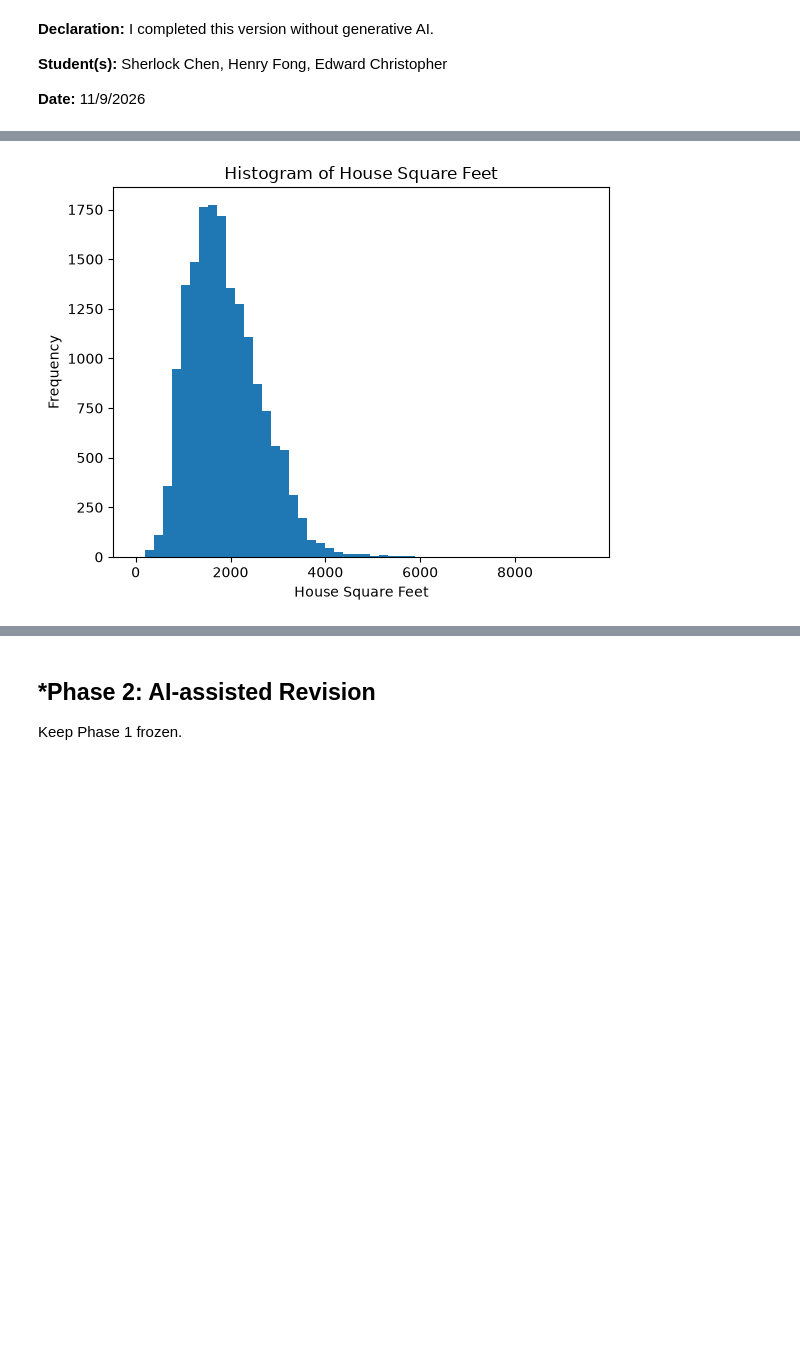
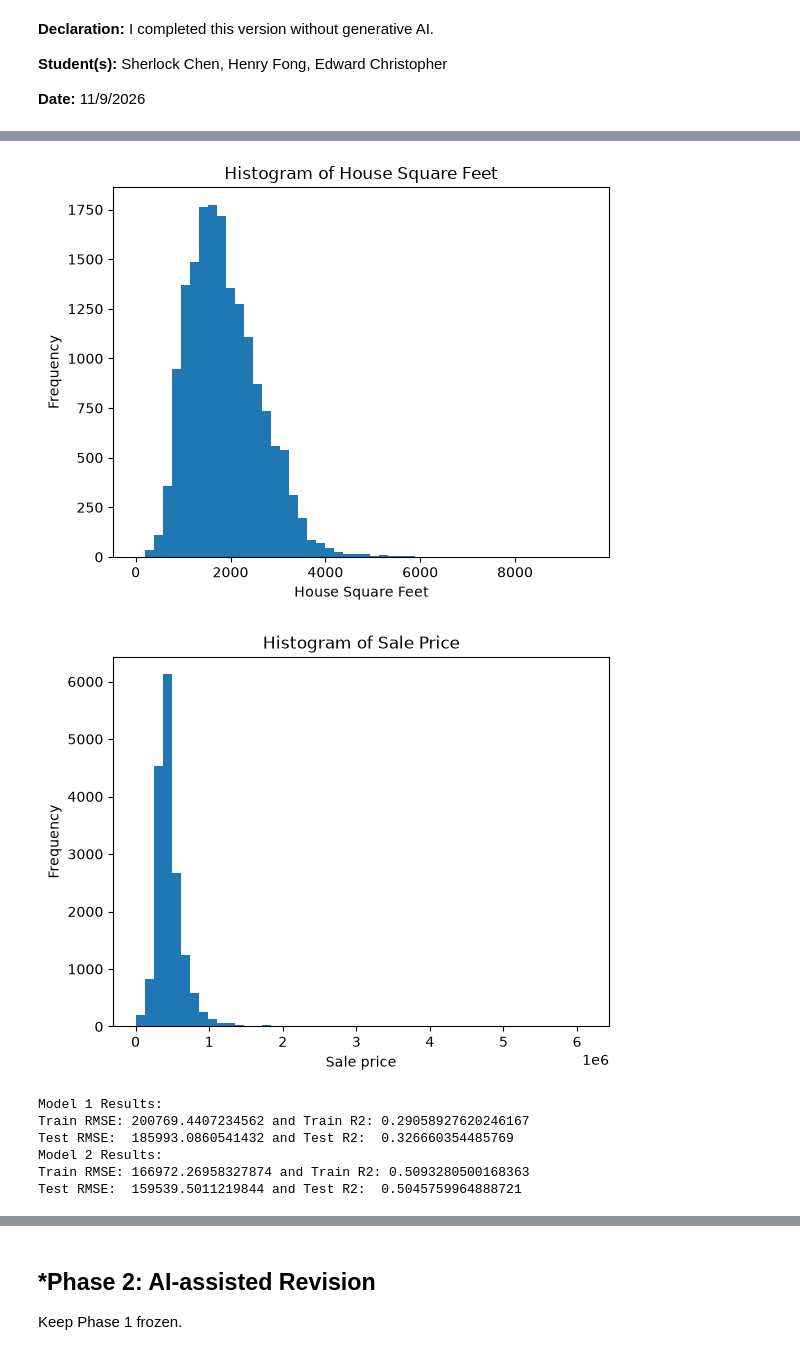
Before and after one commit to cjulianan/L02-hedonic-pricing, a Jupyter notebook: notebook.ipynb, the cells around one changed output, grey strips where cells are left out. Saved outputs shown, nothing was run; the diff lists cells and outputs as text; code cells hidden in the pictures; blank space fills up the shorter version.

Commit message:
did some questions

```diff
--- a/notebook.ipynb
+++ b/notebook.ipynb
@@ -42,33 +42,106 @@ df.describe()
 print(df.isnull().sum())
 print(df[df.isnull().any(axis=1)])
 
-
-
 # Histograms for visualization
 house_square_feet = df["house_square_feet"]
 plt.hist(house_square_feet, bins=50)
 plt.title("Histogram of House Square Feet")
 plt.xlabel("House Square Feet")
 plt.ylabel("Frequency")
 plt.show()
 
+sale_price = df["sale_price"]
+plt.hist(sale_price, bins=50)
+plt.title("Histogram of Sale Price")
+plt.xlabel("Sale price")
+plt.ylabel("Frequency")
+plt.show()
+
 # Question 2
+
+# One-hot encode categorical variables
+lst = ["hvac_description", "exterior", "interior", "roof_cover", "waterfront_type", "view_quality", "utility_sewer"]
+df_encoded = pd.get_dummies(df, columns=lst, drop_first=True)
+
+# Question 3
+from sklearn.model_selection import train_test_split
+
+# Define features and targets and split
+X = df_encoded.drop(columns=["sale_price", "sale_date"])
+y = df_encoded["sale_price"]
+
+X_train, X_test, y_train, y_test = train_test_split(
+    X, y, test_size=0.20, random_state=65
+)
+
+# Question 4
+from sklearn.linear_model import LinearRegression
+import numpy as np
+from sklearn.metrics import mean_squared_error, r2_score
+
+# Model 1
+features_1 = ["house_square_feet", "bedrooms", "bathrooms"]
+X_train_1 = X_train[features_1]
+X_test_1 = X_test[features_1]
+
+model1 = LinearRegression()
+model1.fit(X_train_1, y_train)
+
+train_pred_1 = model1.predict(X_train_1)
+train_rmse_1 = np.sqrt(mean_squared_error(y_train, train_pred_1))
+train_r2_1 = r2_score(y_train, train_pred_1)
+
+test_pred_1 = model1.predict(X_test_1)
+test_rmse_1 = np.sqrt(mean_squared_error(y_test, test_pred_1))
+test_r2_1 = r2_score(y_test, test_pred_1)
+
+print("Model 1 Results:")
+print(f"Train RMSE: {train_rmse_1} and Train R2: {train_r2_1}")
+print(f"Test RMSE:  {test_rmse_1} and Test R2:  {test_r2_1}")
+
+# Model 2
+model2 = LinearRegression()
+model2.fit(X_train, y_train)
+
+train_pred_2 = model2.predict(X_train)
+train_rmse_2 = np.sqrt(mean_squared_error(y_train, train_pred_2))
+train_r2_2 = r2_score(y_train, train_pred_2)
+
+test_pred_2 = model2.predict(X_test)
+test_rmse_2 = np.sqrt(mean_squared_error(y_test, test_pred_2))
+test_r2_2 = r2_score(y_test, test_pred_2)
+
+print("Model 2 Results:")
+print(f"Train RMSE: {train_rmse_2} and Train R2: {train_r2_2}")
+print(f"Test RMSE:  {test_rmse_2} and Test R2:  {test_r2_2}")
+
+# It looks like model 2 performed much better than model 1, as model 2 had higher R2 values and lower RMSE values.
+# This is probably because model 1 only has three features but model 2 has more that all contribute to predicting the house sale price.
+
+# Question 5
 # %% [output]
 <class 'pandas.DataFrame'>
 RangeIndex: 16814 entries, 0 to 16813
 Data columns (total 19 columns):
  #   Column                       Non-Null Count  Dtype
 ---  ------                       --------------  -----
  0   sale_date                    16814 non-null  str
  1   sale_price                   16814 non-null  int64
  2   house_square_feet            16814 non-null  int64
  3   attic_finished_square_feet   16814 non-null  int64
  4   basement_square_feet         16814 non-null  int64
  5   attached_garage_square_feet  16814 non-null  int64
  6   detached_garage_square_feet  16814 non-null  int64
 ... (109 lines left out)
 16812  SEWER/SEPTIC INSTALLED
 16813  SEWER/SEPTIC INSTALLED
 
 [16807 rows x 19 columns]
 [figure]
+[figure, added]
+Model 1 Results:
+Train RMSE: 200769.4407234562 and Train R2: 0.29058927620246167
+Test RMSE:  185993.0860541432 and Test R2:  0.326660354485769
+Model 2 Results:
+Train RMSE: 166972.26958327874 and Train R2: 0.5093280500168363
+Test RMSE:  159539.5011219844 and Test R2:  0.5045759964888721
```
Also changed, not shown: parts of 2 cells of this notebook.
